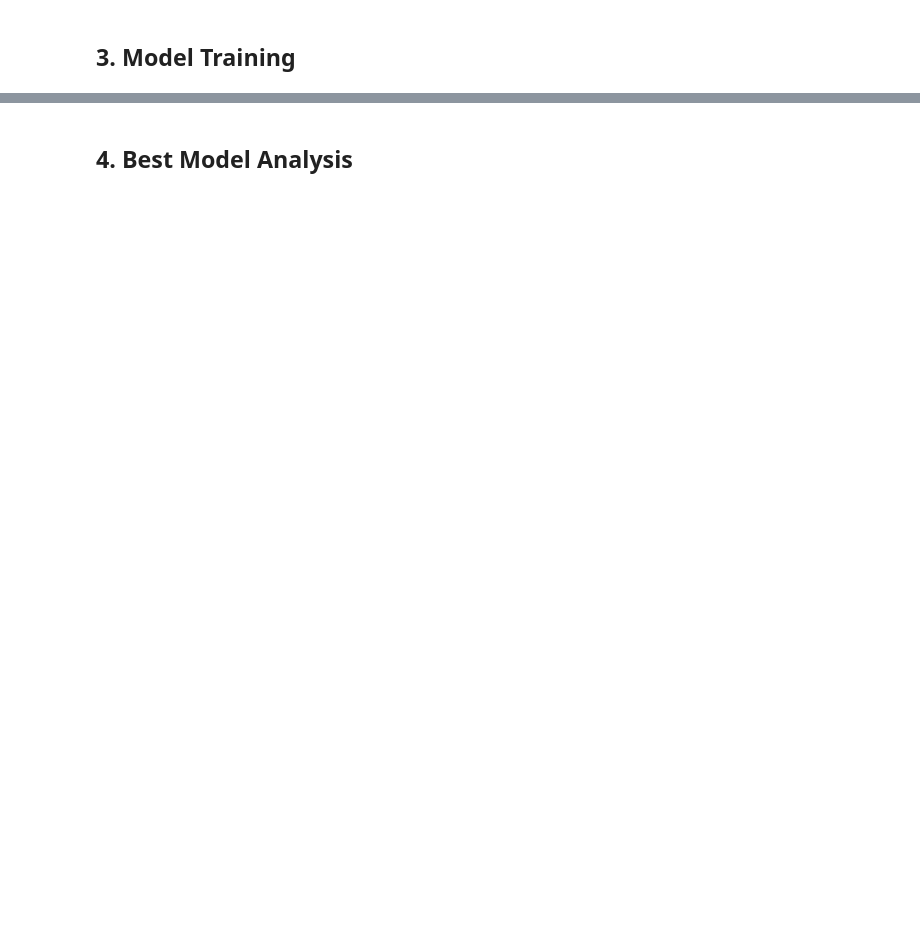
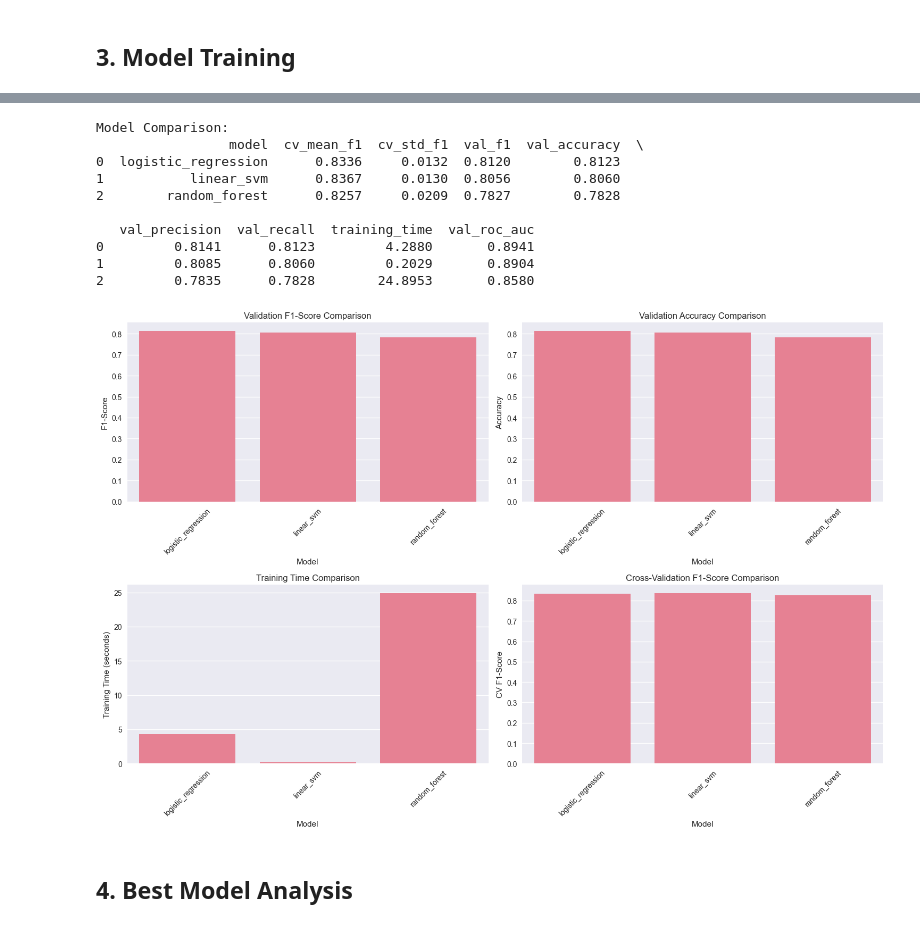
Before and after one commit to lilbuu-glitch/Classification-Sentiment-Review-imdb, a Jupyter notebook: notebooks/02_model_training_and_evaluation.ipynb, the cells around one changed output, grey strips where cells are left out. Saved outputs shown, nothing was run; the diff lists cells and outputs as text; code cells hidden in the pictures; blank space fills up the shorter version.

Commit message:
Update notebooks with saved visualisations and outputs

```diff
--- a/notebooks/02_model_training_and_evaluation.ipynb
+++ b/notebooks/02_model_training_and_evaluation.ipynb
@@ -134,31 +203,15 @@ for i, feature in enumerate(feature_names[:20]):
 # %% [markdown]
 ## 3. Model Training
 # %%
-# Model configurations
-models = {
-    'logreg': {
-        'model': LogisticRegression(random_state=42, max_iter=1000),
-        'params': {'C': [0.1, 1.0, 10.0]}
-    },
-    'svm': {
-        'model': LinearSVC(random_state=42, max_iter=2000),
-        'params': {'C': [0.1, 1.0, 10.0]}
-    },
-    'rf': {
-        'model': RandomForestClassifier(random_state=42, n_jobs=-1),
-        'params': {
-            'n_estimators': [100, 200],
-            'max_depth': [10, 20, None]
-        }
-    }
-}
+# Initialize model trainer
+trainer = ModelTrainer(random_state=42)
 
 print("Available models:")
-for model_name in models.keys():
+for model_name in trainer.model_configs.keys():
     print(f"  - {model_name}")
 
 print("\nHyperparameter grids:")
-for model_name, config in models.items():
+for model_name, config in trainer.model_configs.items():
     print(f"\n{model_name}:")
     for param, values in config['params'].items():
         print(f"  {param}: {values}")
@@ -241,0 +236,7 @@ print(f"Best validation F1-score: {best_score:.4f}")
+# %%
+X_train_sample = X_train[:1000]
+y_train_sample = y_train[:1000]
+
+training_results = trainer.train_all_models(
+    X_train_sample, y_train_sample, X_val, y_val, feature_engineer
+)
@@ -242,16 +263,6 @@ print(f"Best validation F1-score: {best_score:.4f}")
 # %%
-# Create comparison dataframe
-comparison_data = []
-for name, result in results.items():
-    comparison_data.append({
-        'model': name,
-        'val_f1': result['val_metrics']['f1_score'],
-        'val_accuracy': result['val_metrics']['accuracy'],
-        'training_time': result['training_time'],
-        'cv_mean_f1': result['cv_mean']
-    })
-
-comparison_df = pd.DataFrame(comparison_data)
+# Display model comparison
+comparison_df = training_results['comparison']
 print("Model Comparison:")
 print(comparison_df.round(4))
 
@@ -265,33 +276,45 @@ plt.title('Validation F1-Score Comparison')
 plt.xlabel('Model')
 plt.ylabel('F1-Score')
 plt.xticks(rotation=45)
 
 # Accuracy comparison
 plt.subplot(2, 2, 2)
 sns.barplot(data=comparison_df, x='model', y='val_accuracy')
 plt.title('Validation Accuracy Comparison')
 plt.xlabel('Model')
 plt.ylabel('Accuracy')
 plt.xticks(rotation=45)
 
 # Training time comparison
 plt.subplot(2, 2, 3)
 sns.barplot(data=comparison_df, x='model', y='training_time')
 plt.title('Training Time Comparison')
 plt.xlabel('Model')
 plt.ylabel('Training Time (seconds)')
 plt.xticks(rotation=45)
 
 # Cross-validation score comparison
 plt.subplot(2, 2, 4)
 sns.barplot(data=comparison_df, x='model', y='cv_mean_f1')
 plt.title('Cross-Validation F1-Score Comparison')
 plt.xlabel('Model')
 plt.ylabel('CV F1-Score')
 plt.xticks(rotation=45)
 
 plt.tight_layout()
 plt.show()
+# %% [output]
+Model Comparison:
+                 model  cv_mean_f1  cv_std_f1  val_f1  val_accuracy  \
+0  logistic_regression      0.8336     0.0132  0.8120        0.8123
+1           linear_svm      0.8367     0.0130  0.8056        0.8060
+2        random_forest      0.8257     0.0209  0.7827        0.7828
+
+   val_precision  val_recall  training_time  val_roc_auc
+0         0.8141      0.8123         4.2880       0.8941
+1         0.8085      0.8060         0.2029       0.8904
+2         0.7835      0.7828        24.8953       0.8580
+[figure, added]
 # %% [markdown]
 ## 4. Best Model Analysis
 # %%
```
Also changed, not shown: parts of 20 cells of this notebook, 1 other file.
